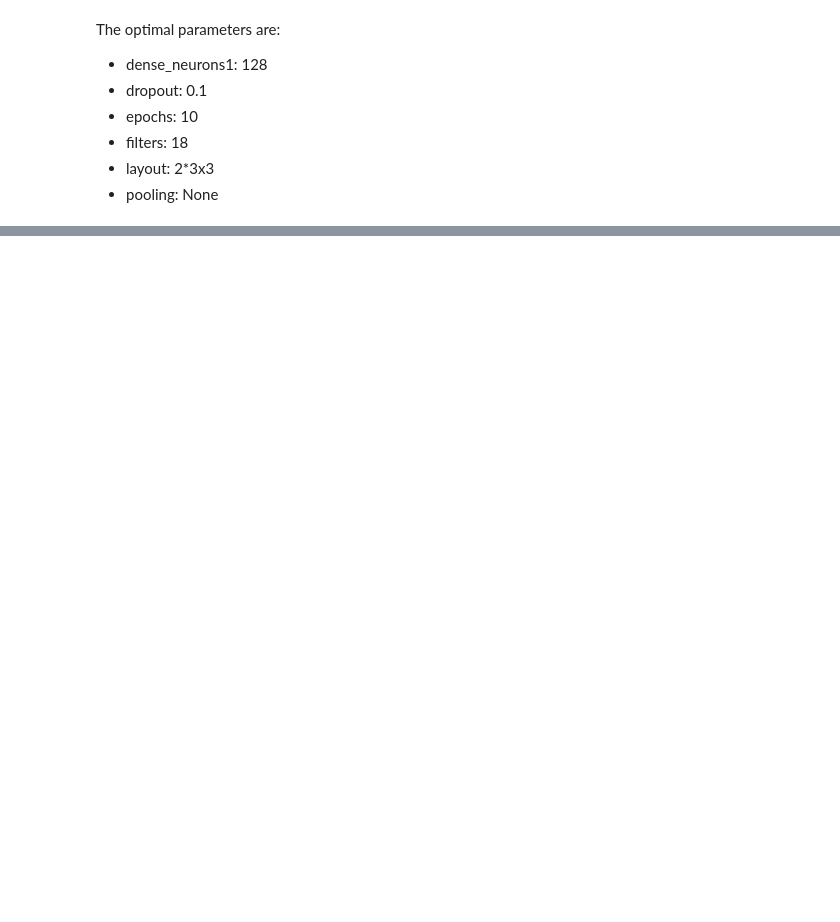
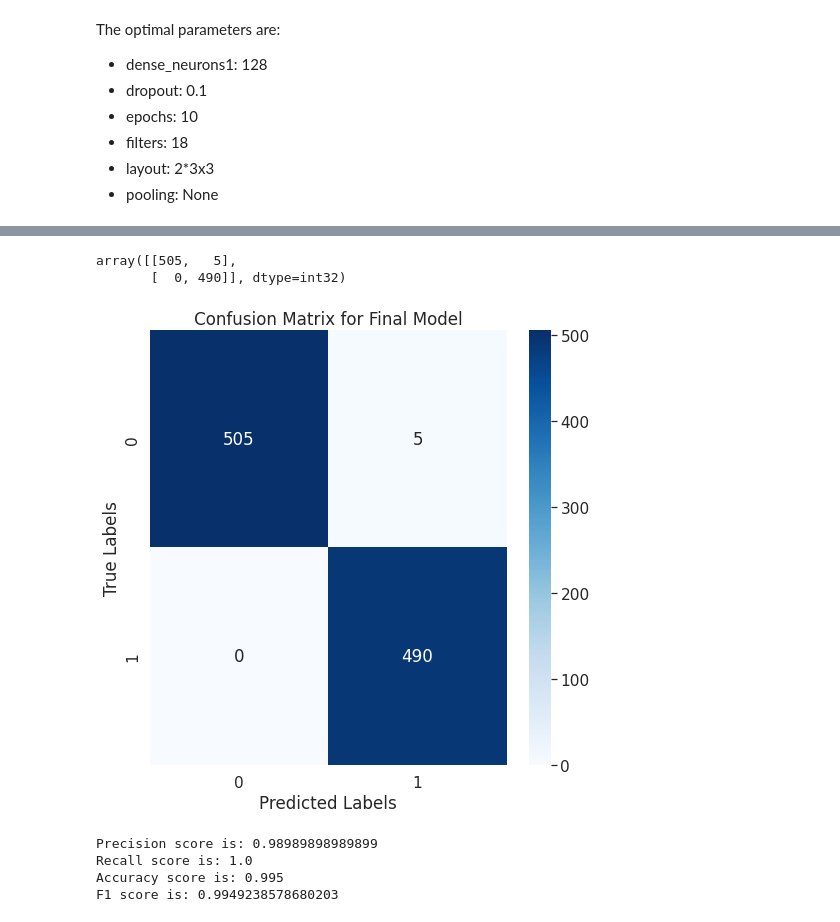
Before and after one commit to HannahMwende/Driver-drowsiness-detection-system, a Jupyter notebook: driver_drowniness.ipynb, the cells around one changed output, grey strips where cells are left out. Drawn from its saved outputs; the diff is of its cells as text; code cells hidden in the pictures; blank space fills up the shorter version.

```diff
--- a/driver_drowniness.ipynb
+++ b/driver_drowniness.ipynb
@@ -292,0 +309,4 @@ The optimal parameters are:
+# %%
+gs_deep=GridSearchCV(estimator=nn_deep,param_grid=params_deep_two,cv=3,scoring='average_precision')
+# %%
+gs_deep.fit(X_train, y_train,validation_data=(X_test,y_test),callbacks=[early_stop])
@@ -292,0 +439,34 @@ The optimal parameters are:
+# %%
+preds=model.predict(X_test)
+# %%
+confusion_matrix=tf.math.confusion_matrix(labels=y_test,predictions=preds.round()).numpy()
+
+confusion_matrix
+# %% [output]
+array([[505,   5],
+       [  0, 490]], dtype=int32)
+# %%
+figure =plt.figure(figsize=(8,8))
+sns.set(font_scale=1.4)
+sns.heatmap(confusion_matrix,cmap=plt.cm.Blues,annot=True,fmt="g")
+plt.ylabel('True Labels')
+plt.xlabel('Predicted Labels')
+plt.title('Confusion Matrix for Final Model')
+plt.show()
+# %% [output]
+[figure, added]
+# %%
+tn, fp, fn, tp =confusion_matrix.ravel()
+recall = tp/(tp+fn)
+precision = tp/(tp+fp)
+accuracy = (tp+tn)/(tp+tn+fp+fn)
+f1_score = ((precision*recall)/(precision+recall))*2
+print(f'Precision score is:',precision)
+print(f'Recall score is:',recall)
+print(f'Accuracy score is:',accuracy)
+print(f'F1 score is:',f1_score)
+# %% [output]
+Precision score is: 0.98989898989899
+Recall score is: 1.0
+Accuracy score is: 0.995
+F1 score is: 0.9949238578680203
```
Also changed, not shown: parts of 12 cells of this notebook.
